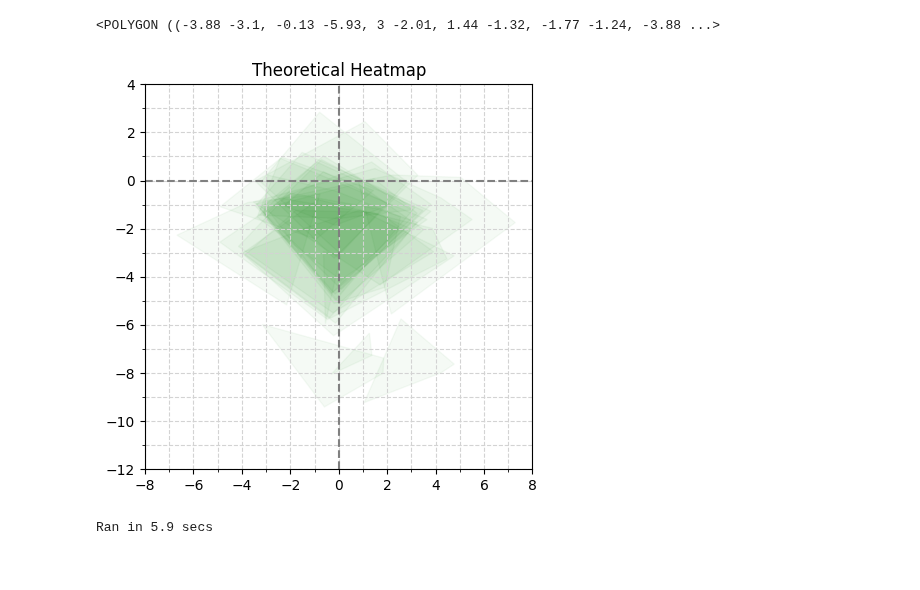
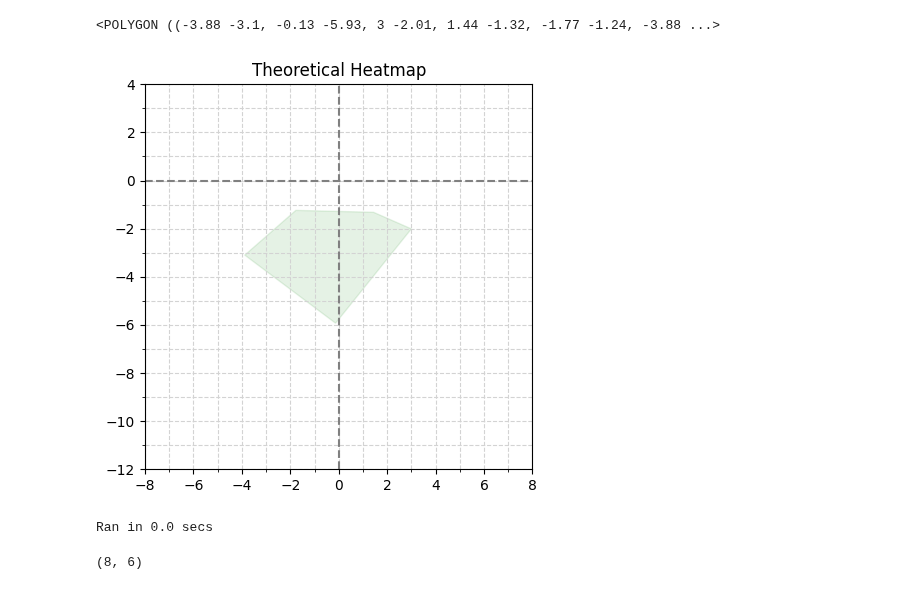
Before and after one commit to vingkan/nflbigdatabowl2023, a Jupyter notebook: notebooks/vinesh/heatmap_example.ipynb, the cells around one changed output. Drawn from its saved outputs; the diff is of its cells as text; code cells hidden in the pictures.

Commit message:
Stuck on bad ranges for heatmap.

```diff
--- a/notebooks/vinesh/heatmap_example.ipynb
+++ b/notebooks/vinesh/heatmap_example.ipynb
@@ -45,7 +45,8 @@ vec_vertices_to_shape = np.vectorize(vertices_to_shape)
 example_shapes = [
     ShapelyPolygon([(0, 0), (0, 1), (1, 1), (1, 0)]),
     ShapelyPolygon([(0, 0), (0, 2), (2, 2), (2, 0)]),
-    ShapelyPolygon([(0, 1), (0, 2), (1, 2), (1, 1)]),
+    # ShapelyPolygon([(0, 1), (0, 2), (1, 2), (1, 1)]),
+    ShapelyPolygon([(1, 1), (2, 1), (2, 2), (1, 2)]),
 ]
 # %%
 fig, ax = plt.subplots(1, 1)
@@ -354,7 +406,7 @@ def get_pocket_shapes_for_area(df_pocket, default_area):
     pocket_shapes = vec_vertices_to_shape(df_pocket_default["vertices"])
     return pocket_shapes
 # %%
-pocket_shapes = get_pocket_shapes_for_area(df_pocket, "adaptive_pocket_area")
+pocket_shapes = get_pocket_shapes_for_area(df_pocket, "adaptive_pocket_area")[0:1]
 # %%
 pocket_shapes[0]
 # %% [output]
@@ -362,34 +414,37 @@ pocket_shapes[0]
 # %%
 fig, ax = plt.subplots(1, 1)
 
-alpha = 1.0 / len(pocket_shapes)
+alpha = 0.1
 for shape in pocket_shapes:
     vertices = vertices_from_shape(shape)
     patch = PolygonPatch(vertices, color="green", alpha=alpha)
     ax.add_patch(patch)
 
 ax.set_title("Theoretical Heatmap")
 ax.set_xlim(-8, 8)
 ax.set_ylim(-12, 4)
 ax.xaxis.set_major_locator(MultipleLocator(2))
 ax.yaxis.set_major_locator(MultipleLocator(2))
 ax.xaxis.set_minor_locator(MultipleLocator(1))
 ax.yaxis.set_minor_locator(MultipleLocator(1))
 ax.axhline(0, linestyle="--", color="gray")
 ax.axvline(0, linestyle="--", color="gray")
 ax.grid(which="both", linestyle="--", color="lightgray")
 fig.set_size_inches(5, 5)
 plt.show()
 # %% [output]
-[figure, old version]
+[figure, new version]
 # %%
 with timer():
-    bin_size = 0.25
-    heatmap, extent = get_heatmap_from_pocket_shapes(
+    heatmap, extent, bin_size = get_heatmap_from_pocket_shapes(
         pocket_shapes,
-        bin_start=-10,
-        bin_end=10,
-        bin_size=bin_size,
+        x_range=(-4, 4),
+        y_range=(-4, 2),
+        bin_size=1,
     )
 # %% [output]
-Ran in 5.9 secs
+Ran in 0.0 secs
+# %%
+heatmap.shape
+# %% [output]
+(8, 6)
```
Also changed, not shown: parts of 16 cells of this notebook, 1 other file.
